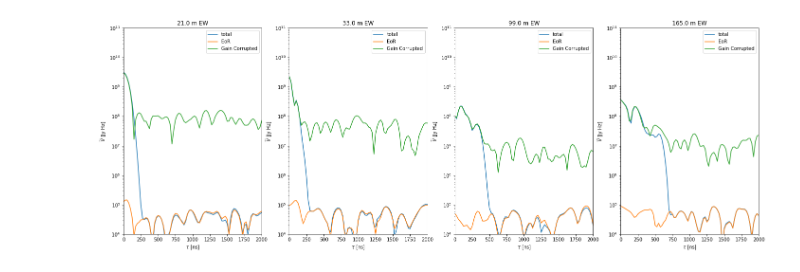
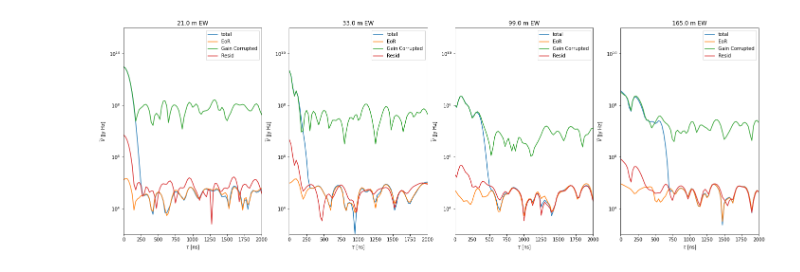
Before and after one commit to aewallwi/calamity, a Jupyter notebook: examples/Calamity_Example_Garray_15_Elements.ipynb, the cells around one changed output. Saved outputs shown, nothing was run; the diff lists cells and outputs as text; code cells hidden in the pictures.

Commit message:
make sure to plot resids.

```diff
--- a/examples/Calamity_Example_Garray_15_Elements.ipynb
+++ b/examples/Calamity_Example_Garray_15_Elements.ipynb
@@ -205,20 +205,20 @@ for uvdt, ax, label in zip([uvd_eor, uvd_total, uvd_uncalib, resid_fit], axarr,
 # %%
 blinds = [6, 10, 30, 50]
 fig, axarr = plt.subplots(1, len(blinds))
 fig.set_size_inches(24, 8)
 for blnum, blind in enumerate(blinds):
     plt.sca(axarr[blnum])
 
-    for i, uvt, label in zip(range(3), [uvd_total, uvd_eor,  uvd_uncalib, resid_fit],
+    for i, uvt, label in zip(range(4), [uvd_total, uvd_eor,  uvd_uncalib, resid_fit],
                              ['total', 'EoR', 'Gain Corrupted', 'Resid']):
         x, y, ctot = delay_transform_sort_by_baseline_length(uvt, window='cs11')
         plt.plot(y, np.abs(ctot[blind]), label=label)
         plt.xlim(0, 2000)
-        plt.ylim(1e4, 1e11)
+        plt.ylim(1e3, 1e11)
         plt.yscale('log')
     plt.title('%.1f m EW'%x[blind])
     plt.legend()
     plt.xlabel('$\\tau$ [ns]')
     plt.ylabel('$\\widetilde{V}$ [Jy Hz]')
 # %% [output]
-[figure, old version]
+[figure, new version]
```
Also changed, not shown: parts of 7 cells of this notebook.
